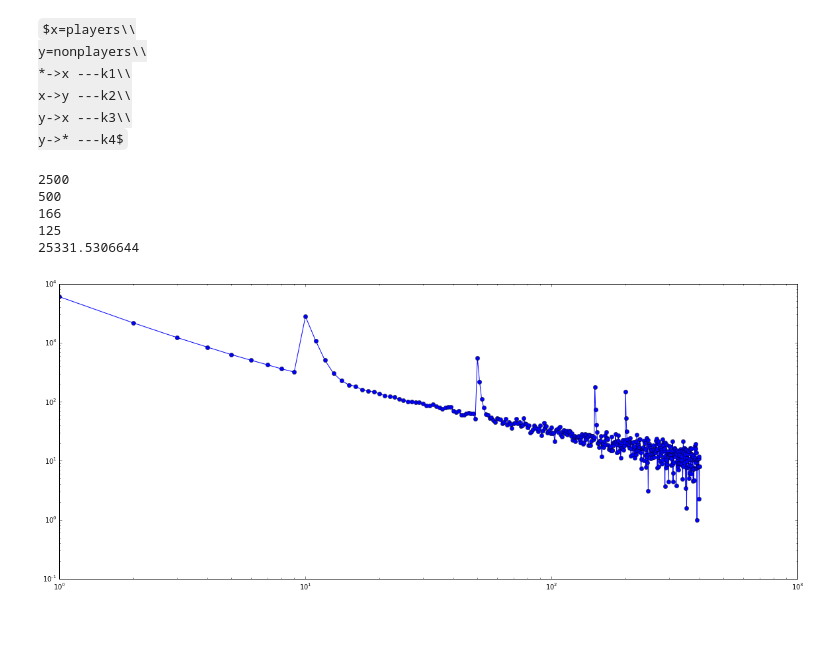
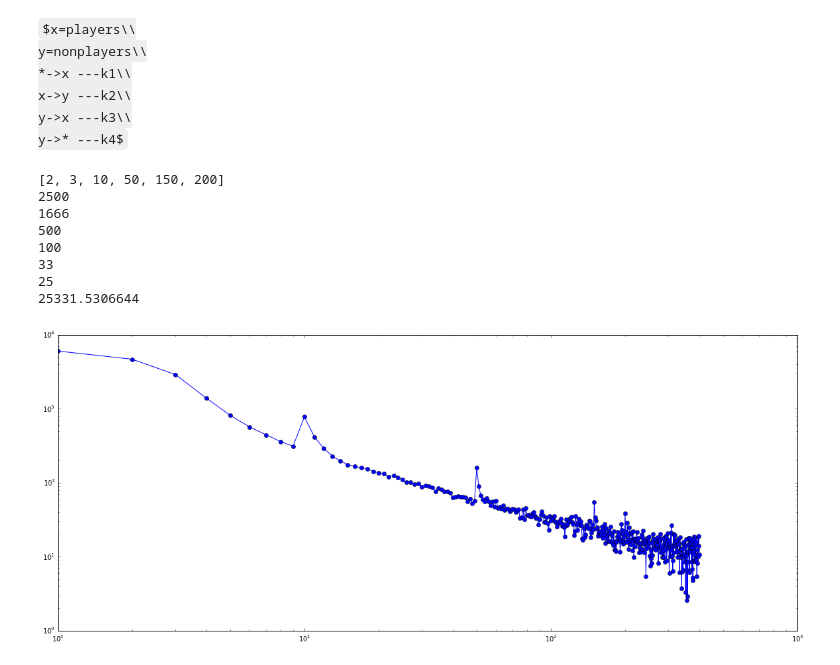
Before and after one commit to TeamMacLean/fraxinus_version1_data_analysis, a Jupyter notebook: fraxinus_visits_model/Players-nonplayers.ipynb, the cells around one changed output. Drawn from its saved outputs; the diff is of its cells as text; code cells hidden in the pictures; some formulas as TeX source; blank space fills up the shorter version.

```diff
--- a/fraxinus_visits_model/Players-nonplayers.ipynb
+++ b/fraxinus_visits_model/Players-nonplayers.ipynb
@@ -8,12 +8,12 @@ y->* ---k4$
 # %%
 import math as mth
 import random as rk
-No=5000
+No=1000
 t=range(1,400)
 #print t
 
-trelease=[10,50,150,200]
-#print trelease
+trelease=[2,3,10,50,150,200]
+print trelease
 import math as mth
 np={}
 np[0]=No
@@ -27,35 +27,41 @@ for i in t:
     npb = rk.normalvariate(1000*mth.pow(i,-0.764), 3.0)
     np[i]= npa + npb
     # print npa, npb
 
     delta = (delta/3)*mth.pow(1,-0.364)
     #print delta
     if delta < 0:
         delta = 0
 
 import matplotlib.pyplot as plt
 fig, axes = plt.subplots(1, 1, figsize=(20, 8))
 plt.plot(np.keys(),np.values(),"-o")
 plt.yscale('log')
 plt.xscale('log')
 
 from scipy.integrate import simps
 import numpy as np
 def f1(x):
     xl = []
     for i in x:
         visit = rk.normalvariate(5000*mth.pow(i,-1.674), 3.0) + rk.normalvariate(2000*mth.pow(i,-0.764), 3.0)
-        xl.append(visit*45/60)
+        v = int(round(visit))
+        #xl.append(visit*45/60)
+        xl.append(v*45/60)
     return xl
 
 x=range(1,400)
 visits = f1(x)
-I1 = integrate.simps(visits, x)
+Il =sum(visits)
+#Il2 = integrate.simps(visits, x)
 print I1
 # %% [output]
+[2, 3, 10, 50, 150, 200]
 2500
+1666
 500
-166
-125
+100
+33
+25
 25331.5306644
-[figure, old version]
+[figure, new version]
```
